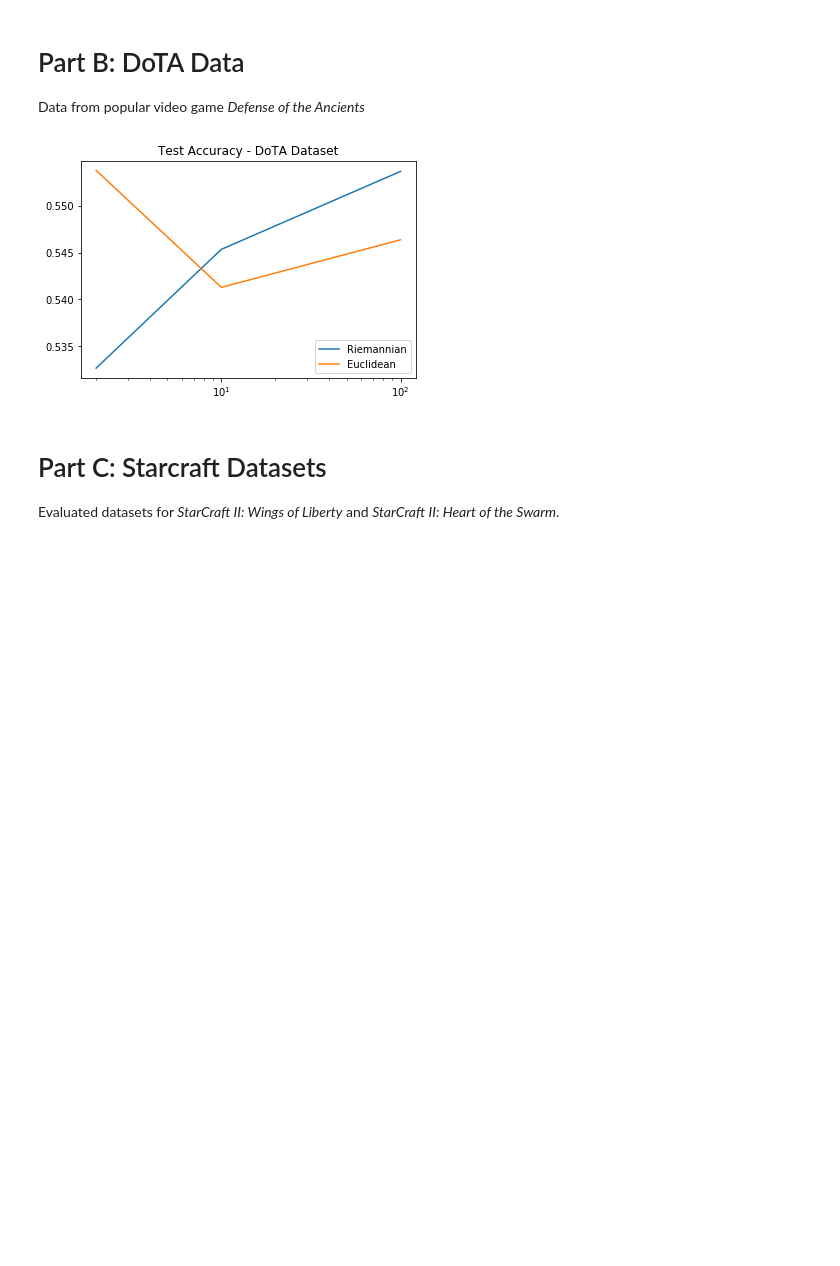
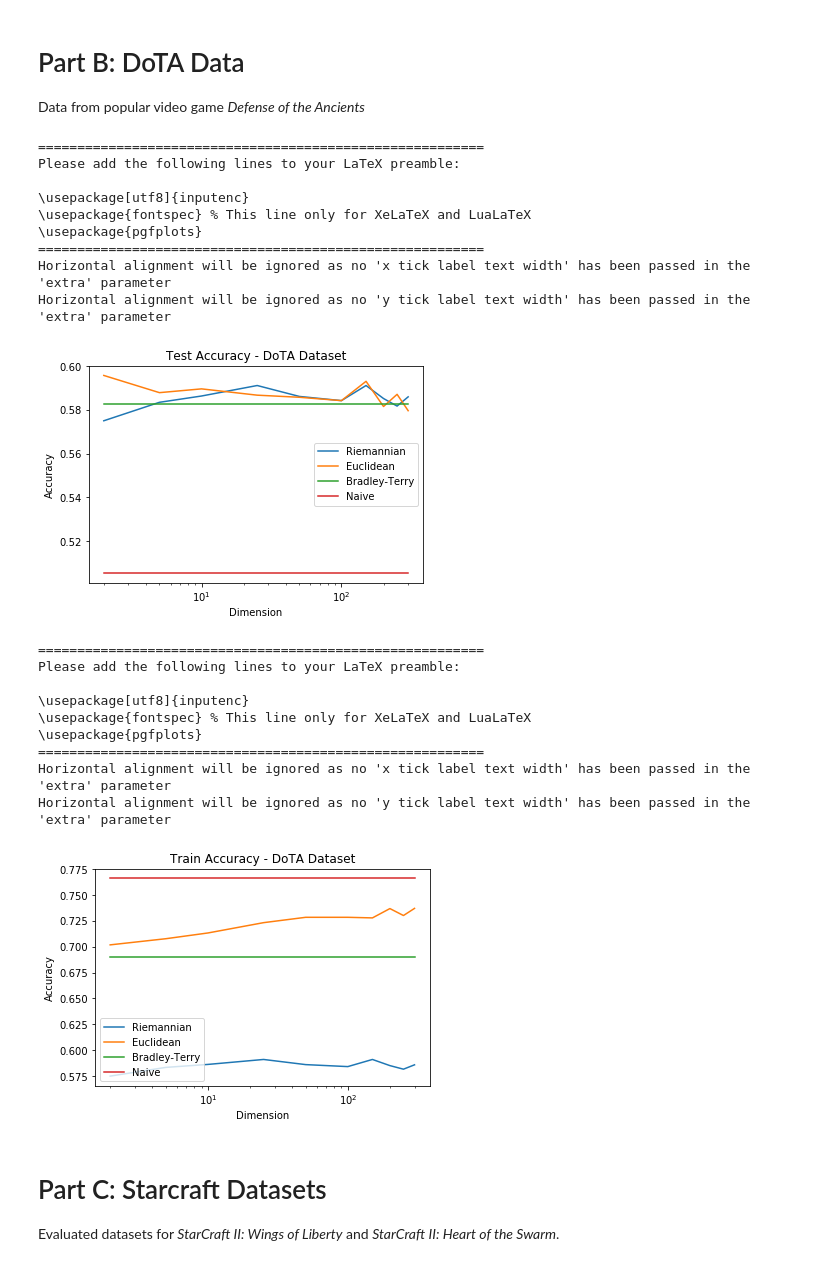
Before and after one commit to timanderson1994/blade-chest-poincare, a Jupyter notebook: Poincare-Blade-Chest-Models.ipynb, the cells around one changed output. Drawn from its saved outputs; the diff is of its cells as text; code cells hidden in the pictures; blank space fills up the shorter version.

```diff
--- a/Poincare-Blade-Chest-Models.ipynb
+++ b/Poincare-Blade-Chest-Models.ipynb
@@ -158,12 +176,14 @@ matchesDoTA_train, D_DoTA_train, matchesDoTA_test, D_DoTA_test = data_parse('../
 # Do optimization over set D
 
 modes = ['Euclidean','Riemannian']
+# modes = ['Euclidean']
 numPlayers = 757
 numTrain = len(D_DoTA_train)
+# dims = [2, 10, 100]
 dims = [2, 5, 10, 25, 50, 100, 150, 200, 250, 300]
-epochNum = 30
+epochNum = 25
 alpha = 1e-2
-reg = 1e-2
+reg = 1e-3
 
 train_acc_euc = np.zeros(len(dims))
 test_acc_euc = np.zeros(len(dims))
@@ -174,8 +194,9 @@ test_acc_rie = np.zeros(len(dims))
 for mode in modes:
     for j in range(len(dims)):
         DoTA = blade_chest(numPlayers, dims[j])
+
         for i in range(epochNum*numTrain):
-            if modes == 'Riemannian' and (i < 10*numTrain):
+            if mode == 'Riemannian' and (i < 10*numTrain):
                 LR = alpha / 10
             else:
                 LR = alpha
@@ -185,18 +206,9 @@ for mode in modes:
             DoTA.SGD_optimizer(playerA, playerB, (na,nb), LR, mode = mode, reg = reg)
 
 
-        if mode=='Riemannian':
+        if mode =='Riemannian':
             train_acc_rie[j] = DoTA.accuracy(D_DoTA_train, mode = mode)
             test_acc_rie[j] = DoTA.accuracy(D_DoTA_test, mode = mode)
         else:
             train_acc_euc[j] = DoTA.accuracy(D_DoTA_train, mode = mode)
             test_acc_euc[j] = DoTA.accuracy(D_DoTA_test, mode = mode)
-# %%
-ax = plt.axes()
-ax.semilogx([2,10,100], test_acc_rie, label='Riemannian')
-ax.semilogx([2,10,100], test_acc_euc, label='Euclidean')
-plt.title('Test Accuracy - DoTA Dataset')
-plt.legend()
-plt.show()
-# %% [output]
-[figure, removed]
@@ -203,3 +238,57 @@ plt.show()
+# %%
+# Calculate naive prediction
+DoTA = blade_chest(numPlayers, 1)
+DoTA.naive_train(numPlayers, D_DoTA_train)
+
+train_acc_naive = DoTA.naive_eval(D_DoTA_train)
+train_acc_naive = train_acc_naive*np.ones(len(dims))
+test_acc_naive = DoTA.naive_eval(D_DoTA_test)
+test_acc_naive = test_acc_naive*np.ones(len(dims))
+# %%
+ax = plt.axes()
+ax.semilogx(dims, test_acc_rie, label='Riemannian')
+ax.semilogx(dims, test_acc_euc, label='Euclidean')
+ax.semilogx(dims, test_acc_BT, label='Bradley-Terry')
+ax.semilogx(dims, test_acc_naive, label='Naive')
+plt.title('Test Accuracy - DoTA Dataset')
+plt.xlabel('Dimension')
+plt.ylabel('Accuracy')
+plt.legend()
+tikz_save('../Figures/tikzFigs/DoTA_test.tex')
+plt.show()
+
+ax = plt.axes()
+ax.semilogx(dims, test_acc_rie, label='Riemannian')
+ax.semilogx(dims, train_acc_euc, label='Euclidean')
+ax.semilogx(dims, train_acc_BT, label='Bradley-Terry')
+ax.semilogx(dims, train_acc_naive, label='Naive')
+plt.title('Train Accuracy - DoTA Dataset')
+plt.xlabel('Dimension')
+plt.ylabel('Accuracy')
+plt.legend()
+tikz_save('../Figures/tikzFigs/DoTA_train.tex')
+plt.show()
+# %% [output]
+=========================================================
+Please add the following lines to your LaTeX preamble:
+
+\usepackage[utf8]{inputenc}
+\usepackage{fontspec} % This line only for XeLaTeX and LuaLaTeX
+\usepackage{pgfplots}
+=========================================================
+Horizontal alignment will be ignored as no 'x tick label text width' has been passed in the 'extra' parameter
+Horizontal alignment will be ignored as no 'y tick label text width' has been passed in the 'extra' parameter
+[figure, added]
+=========================================================
+Please add the following lines to your LaTeX preamble:
+
+\usepackage[utf8]{inputenc}
+\usepackage{fontspec} % This line only for XeLaTeX and LuaLaTeX
+\usepackage{pgfplots}
+=========================================================
+Horizontal alignment will be ignored as no 'x tick label text width' has been passed in the 'extra' parameter
+Horizontal alignment will be ignored as no 'y tick label text width' has been passed in the 'extra' parameter
+[figure, added]
 # %% [markdown]
 # Part C: Starcraft Datasets
 Evaluated datasets for *StarCraft II: Wings of Liberty* and *StarCraft II: Heart of the Swarm*.
```
Also changed, not shown: parts of 29 cells of this notebook, 1 other file.
